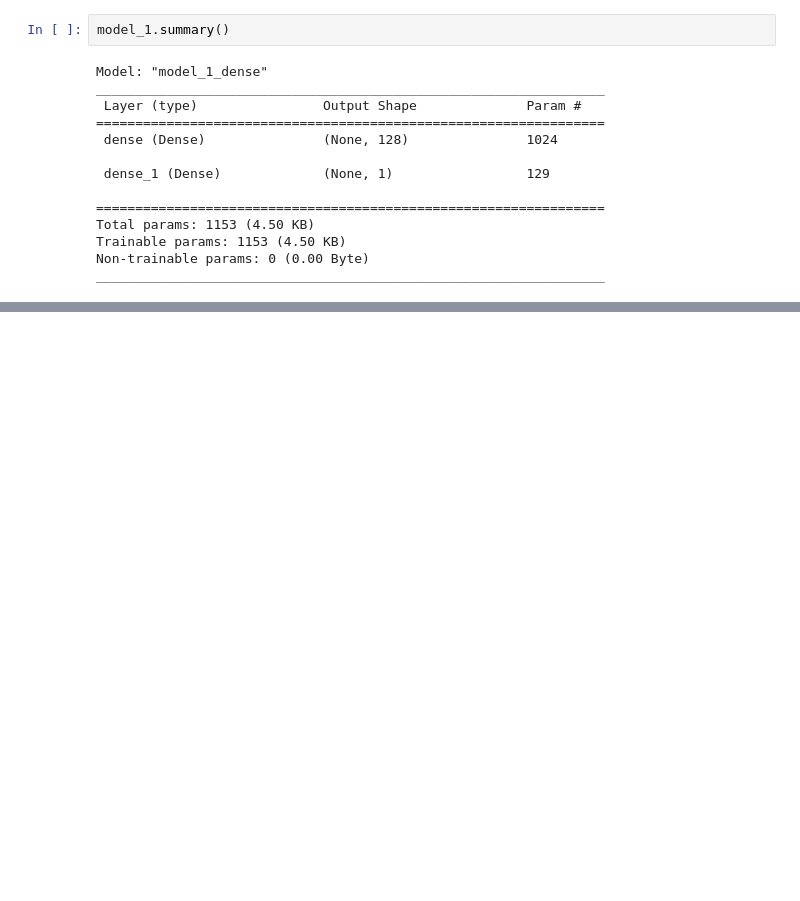
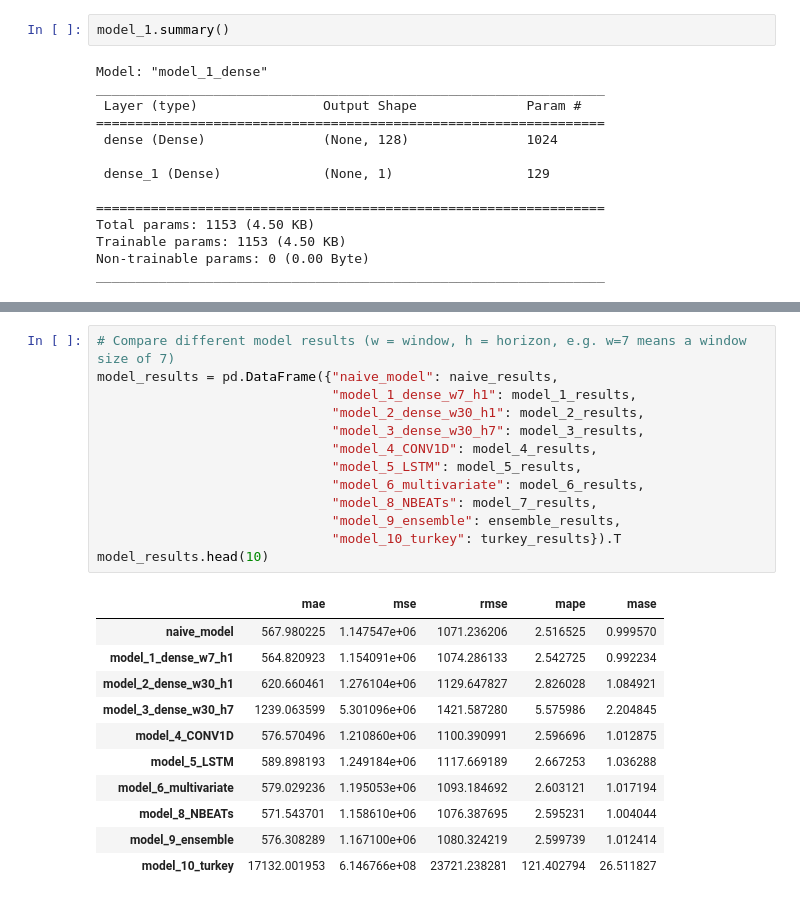
Before and after one commit to 21Ovi/BitPredict, a Jupyter notebook: BitPredict.ipynb, the cells around one changed output, grey strips where cells are left out. Cells and saved outputs as stored; diff of their text form; blank space fills up the shorter version.

```diff
--- a/BitPredict.ipynb
+++ b/BitPredict.ipynb
@@ -2437,0 +2504,25 @@ _________________________________________________________________
+# %%
+# Compare different model results (w = window, h = horizon, e.g. w=7 means a window size of 7)
+model_results = pd.DataFrame({"naive_model": naive_results,
+                              "model_1_dense_w7_h1": model_1_results,
+                              "model_2_dense_w30_h1": model_2_results,
+                              "model_3_dense_w30_h7": model_3_results,
+                              "model_4_CONV1D": model_4_results,
+                              "model_5_LSTM": model_5_results,
+                              "model_6_multivariate": model_6_results,
+                              "model_8_NBEATs": model_7_results,
+                              "model_9_ensemble": ensemble_results,
+                              "model_10_turkey": turkey_results}).T
+model_results.head(10)
+# %% [output]
+|  | mae | mse | rmse | mape | mase |
+| naive_model | 567.980225 | 1.147547e+06 | 1071.236206 | 2.516525 | 0.999570 |
+| model_1_dense_w7_h1 | 564.820923 | 1.154091e+06 | 1074.286133 | 2.542725 | 0.992234 |
+| model_2_dense_w30_h1 | 620.660461 | 1.276104e+06 | 1129.647827 | 2.826028 | 1.084921 |
+| model_3_dense_w30_h7 | 1239.063599 | 5.301096e+06 | 1421.587280 | 5.575986 | 2.204845 |
+| model_4_CONV1D | 576.570496 | 1.210860e+06 | 1100.390991 | 2.596696 | 1.012875 |
+| model_5_LSTM | 589.898193 | 1.249184e+06 | 1117.669189 | 2.667253 | 1.036288 |
+| model_6_multivariate | 579.029236 | 1.195053e+06 | 1093.184692 | 2.603121 | 1.017194 |
+| model_8_NBEATs | 571.543701 | 1.158610e+06 | 1076.387695 | 2.595231 | 1.004044 |
+| model_9_ensemble | 576.308289 | 1.167100e+06 | 1080.324219 | 2.599739 | 1.012414 |
+| model_10_turkey | 17132.001953 | 6.146766e+08 | 23721.238281 | 121.402794 | 26.511827 |
```
Also changed, not shown: parts of 63 cells of this notebook.
